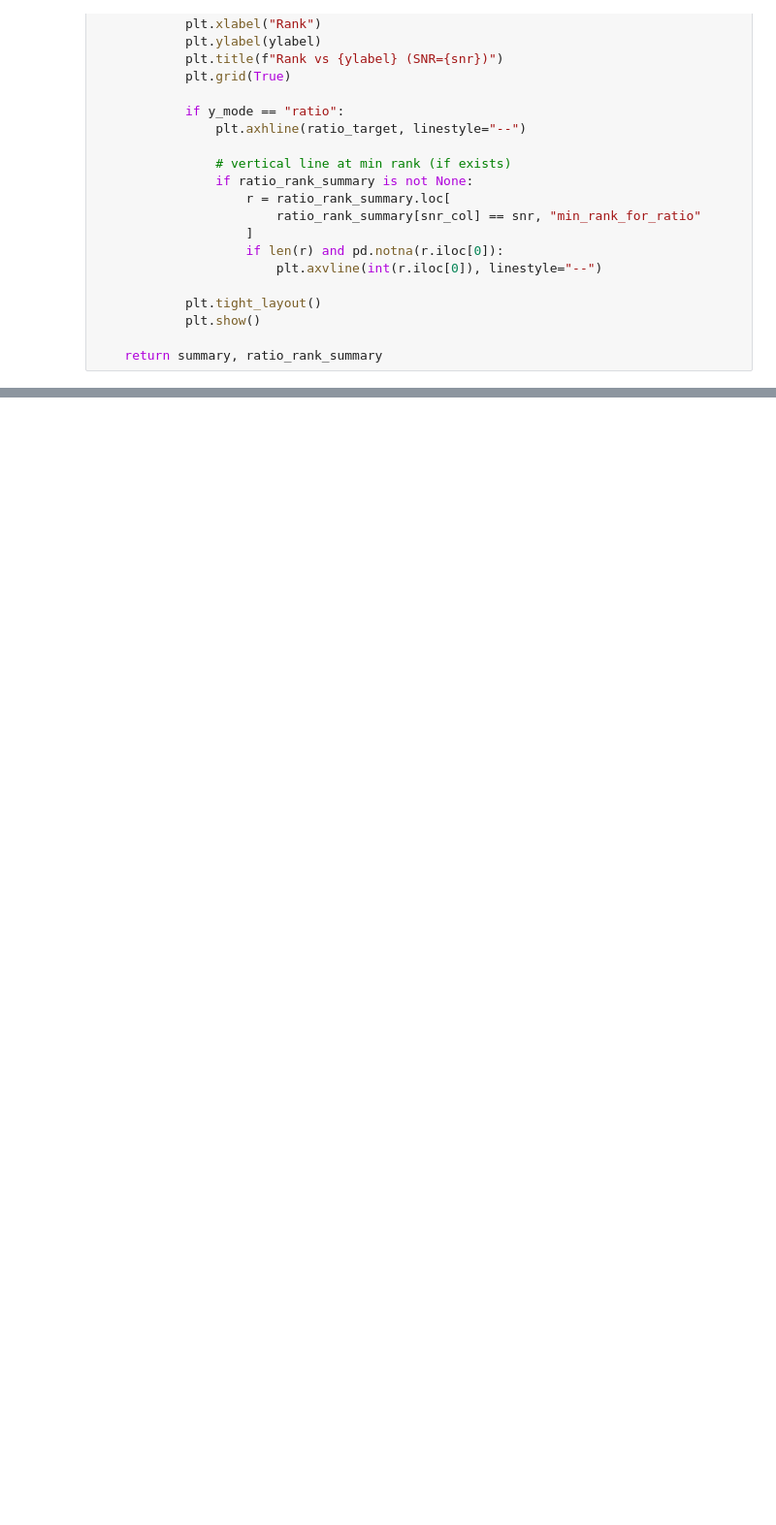
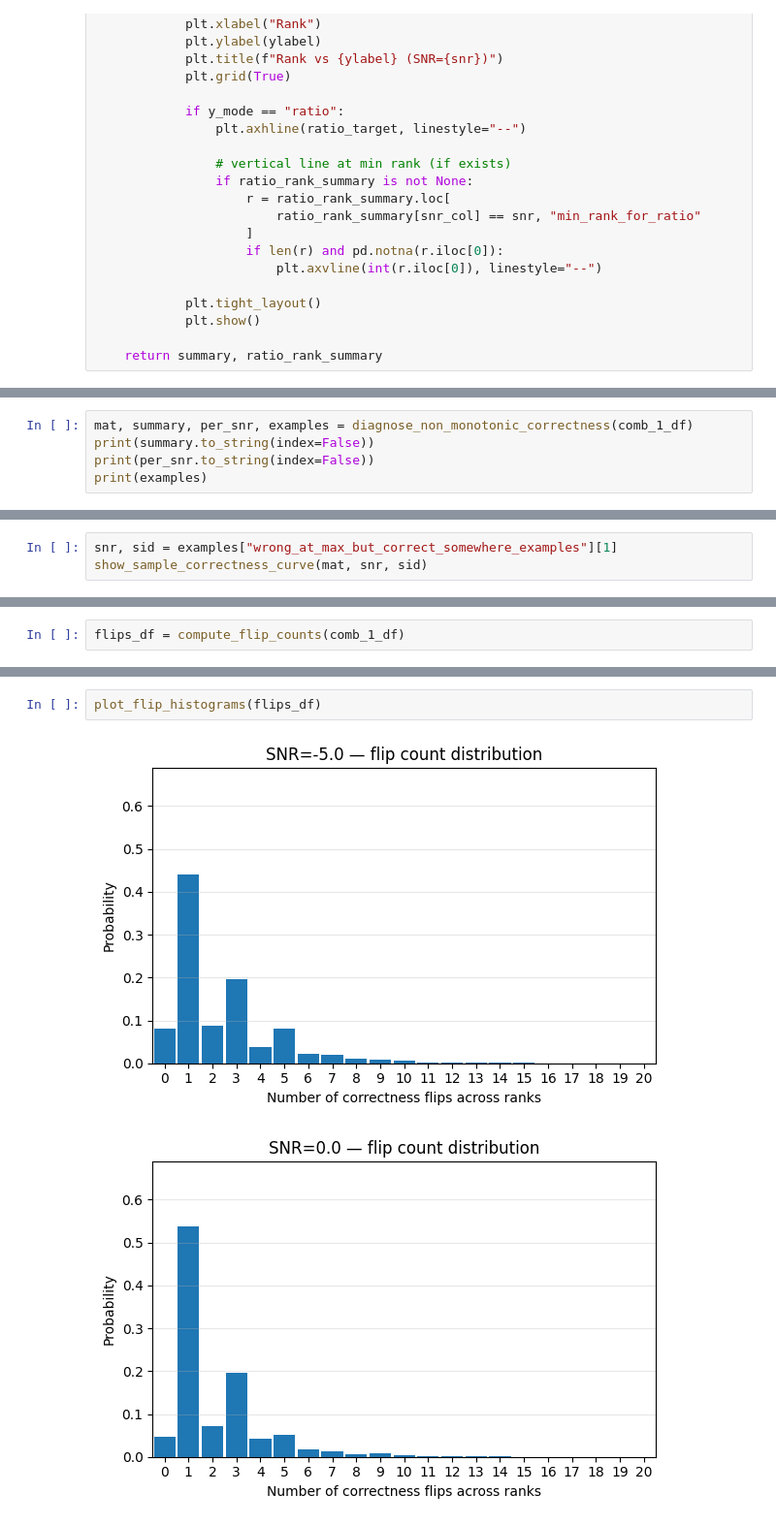
Before and after one commit to c-wejendorp/thesis, a Jupyter notebook: scripts/keyword_spotting/base_model_rank_sweep.ipynb, the cells around one changed output, grey strips where cells are left out. Shown at 97% size. Drawn from its saved outputs; the diff is of its cells as text; blank space fills up the shorter version.

```diff
--- a/scripts/keyword_spotting/base_model_rank_sweep.ipynb
+++ b/scripts/keyword_spotting/base_model_rank_sweep.ipynb
@@ -631,0 +1146,5 @@ summary, ratio_tbl = plot_rank_vs_acc_per_snr(
+# %%
+mat, summary, per_snr, examples = diagnose_non_monotonic_correctness(comb_1_df)
+print(summary.to_string(index=False))
+print(per_snr.to_string(index=False))
+print(examples)
@@ -631,0 +1166,3 @@ summary, ratio_tbl = plot_rank_vs_acc_per_snr(
+# %%
+snr, sid = examples["wrong_at_max_but_correct_somewhere_examples"][1]
+show_sample_correctness_curve(mat, snr, sid)
@@ -631,0 +1228,2 @@ summary, ratio_tbl = plot_rank_vs_acc_per_snr(
+# %%
+flips_df = compute_flip_counts(comb_1_df)
@@ -631,0 +1291,5 @@ summary, ratio_tbl = plot_rank_vs_acc_per_snr(
+# %%
+plot_flip_histograms(flips_df)
+# %% [output]
+[figure, added]
+[figure, added]
```
Also changed, not shown: parts of 20 cells of this notebook, 4 other files.
